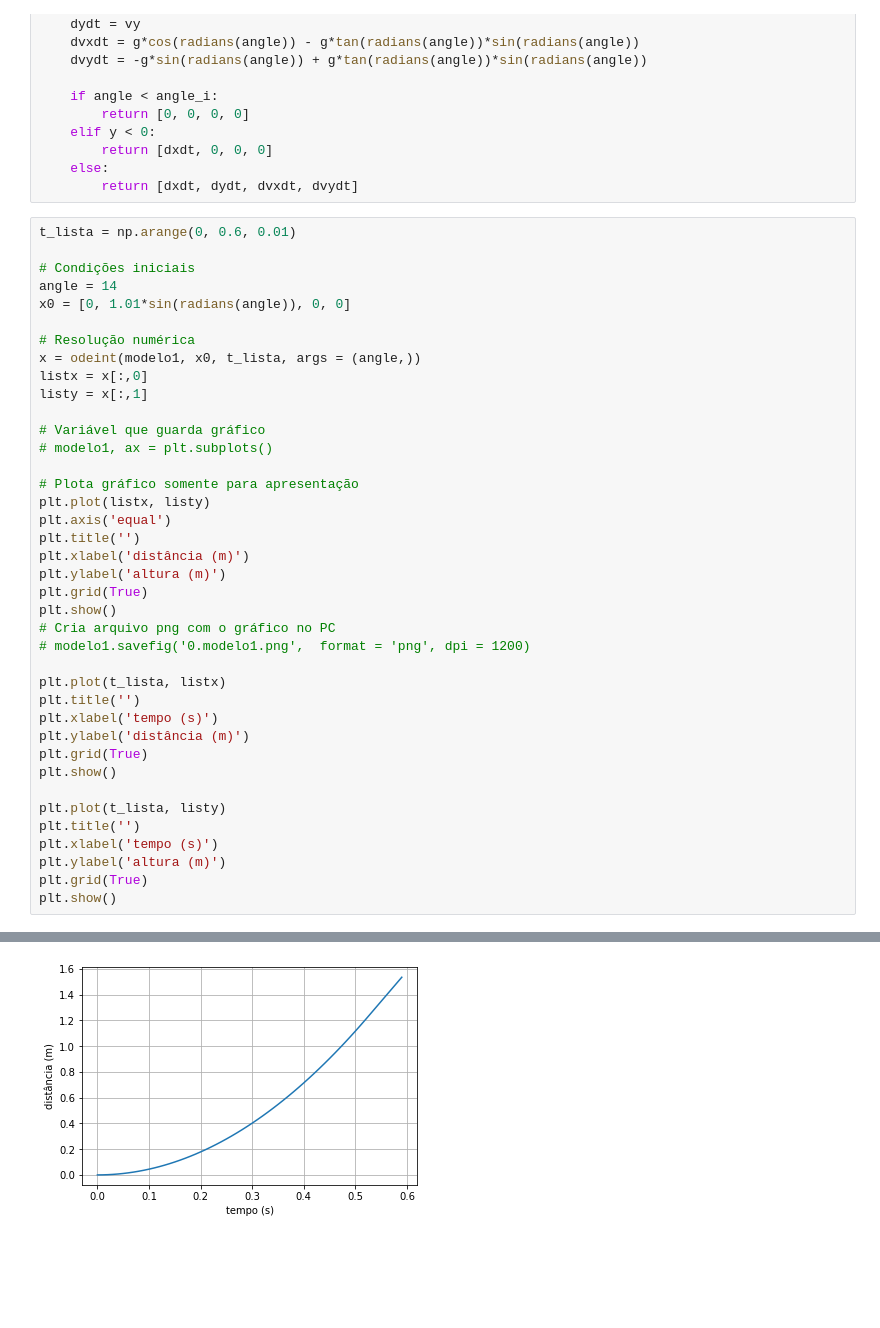
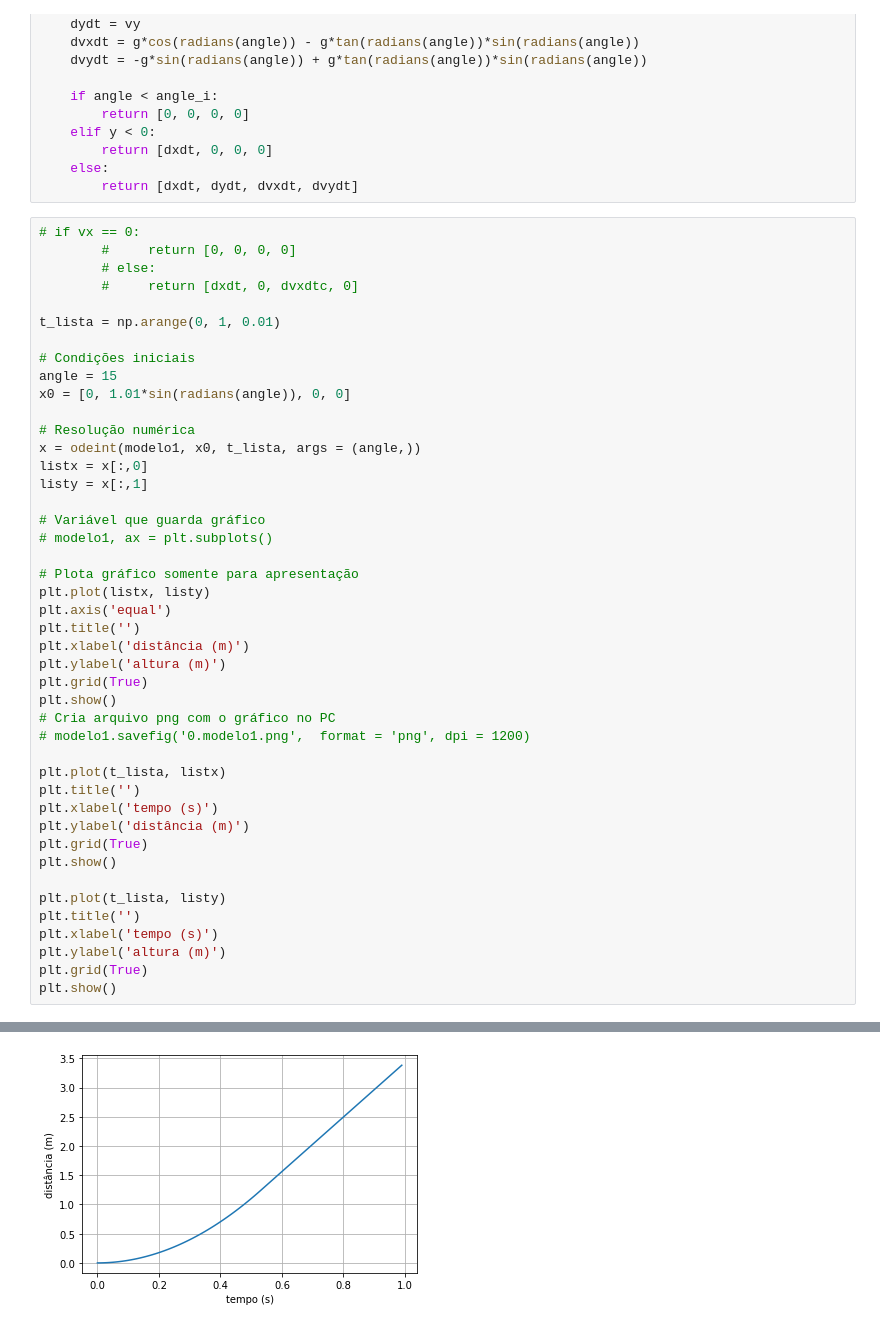
Before and after one commit to pedroivoal/Modsim-P3, a Jupyter notebook: Implementação/modelo.ipynb, the cells around one changed output, grey strips where cells are left out. Saved outputs shown, nothing was run; the diff lists cells and outputs as text; blank space fills up the shorter version.

```diff
--- a/Implementação/modelo.ipynb
+++ b/Implementação/modelo.ipynb
@@ -51,10 +51,15 @@ def modelo1 (X, t, angle):
     else:
         return [dxdt, dydt, dvxdt, dvydt]
 # %%
-t_lista = np.arange(0, 0.6, 0.01)
+# if vx == 0:
+        #     return [0, 0, 0, 0]
+        # else:
+        #     return [dxdt, 0, dvxdtc, 0]
+
+t_lista = np.arange(0, 1, 0.01)
 
 # Condições iniciais
-angle = 14
+angle = 15
 x0 = [0, 1.01*sin(radians(angle)), 0, 0]
 
 # Resolução numérica
@@ -94 +99 @@ plt.show()
-[figure, old version]
+[figure, new version]
```
Also changed, not shown: parts of 2 cells of this notebook.
